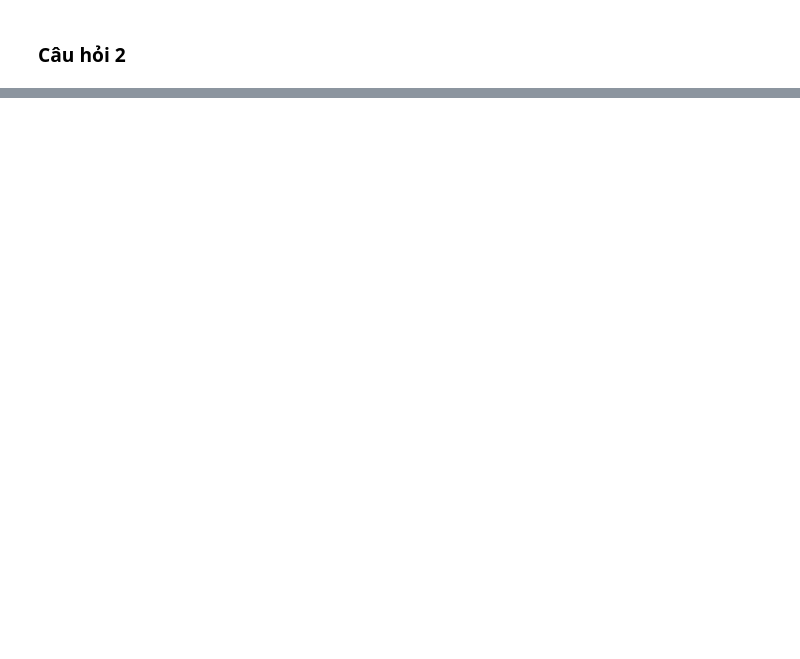
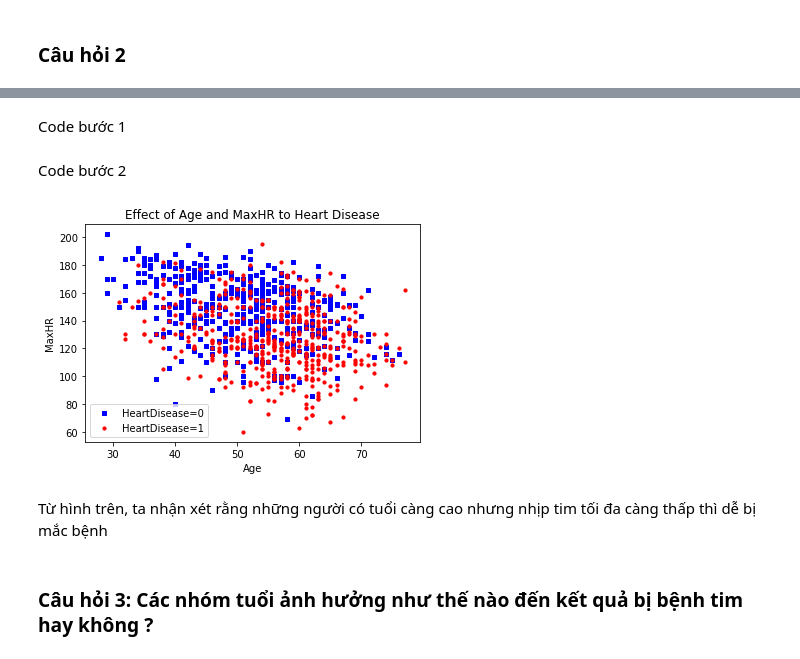
Before and after one commit to MinhVuong2000/P4DS-FinalProject, a Jupyter notebook: Final_Project.ipynb, the cells around one changed output, grey strips where cells are left out. Saved outputs shown, nothing was run; the diff lists cells and outputs as text; code cells hidden in the pictures; blank space fills up the shorter version.

```diff
--- a/Final_Project.ipynb
+++ b/Final_Project.ipynb
@@ -128,0 +223,28 @@ câu trả lời cho câu hỏi?
+# %% [markdown]
+Code bước 1
+# %%
+age_maxHR_label = df[['HeartDisease','Age','MaxHR']].groupby('HeartDisease')
+# %% [markdown]
+Code bước 2
+# %%
+fig = plt.figure()
+ax1 = fig.add_subplot(111)
+
+cs = ['b', 'r'] # color by group in data
+markers = ['s', 'o'] # marker by group in data
+
+for key, group in age_maxHR_label:
+    ax1.scatter(group['Age'], group['MaxHR'], s=10, c=cs[key], marker=markers[key], label='HeartDisease='+str(key))
+
+plt.legend(loc='lower left');
+plt.xlabel('Age')
+plt.ylabel('MaxHR')
+plt.title('Effect of Age and MaxHR to Heart Disease')
+
+plt.show()
+# %% [output]
+[figure, added]
+# %% [markdown]
+Từ hình trên, ta nhận xét rằng những người có tuổi càng cao nhưng nhịp tim tối đa càng thấp thì dễ bị mắc bệnh
+# %% [markdown]
+### Câu hỏi 3: Các nhóm tuổi ảnh hưởng như thế nào đến kết quả bị bệnh tim hay không ?
```
Also changed, not shown: parts of 67 cells of this notebook.
